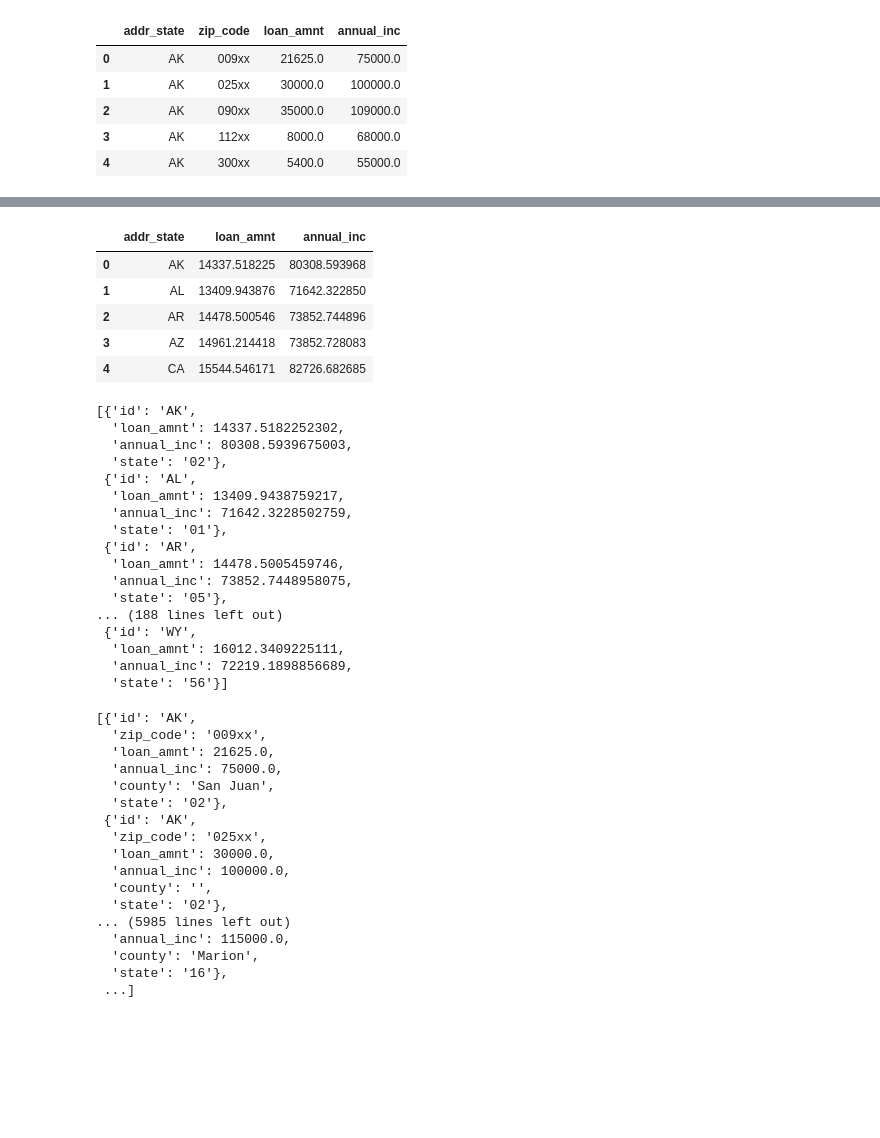
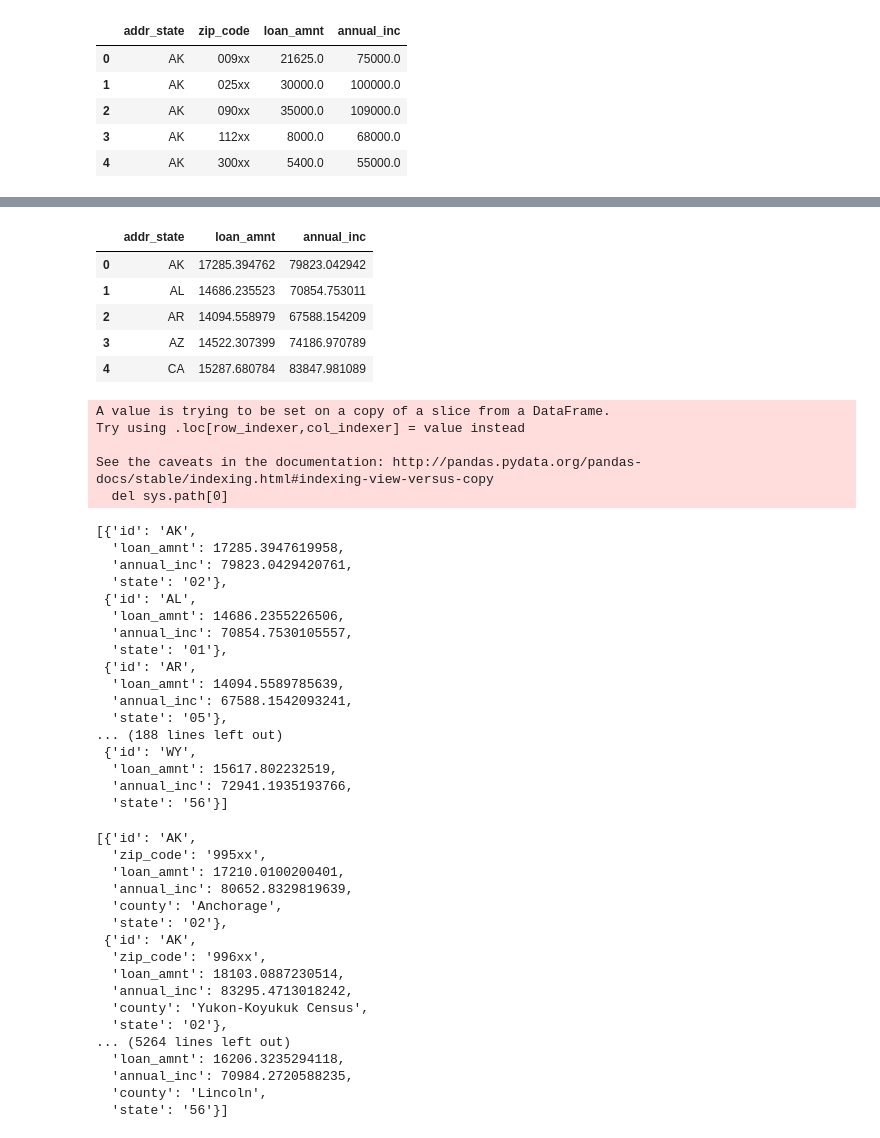
Before and after one commit to ycc1107/EDAV, a Jupyter notebook: term/load_data_geo.ipynb, the cells around one changed output, grey strips where cells are left out. Cells and saved outputs as stored; diff of their text form; code cells hidden in the pictures; blank space fills up the shorter version.

```diff
--- a/term/load_data_geo.ipynb
+++ b/term/load_data_geo.ipynb
@@ -43,13 +79,13 @@ loan_amnt_zip.head()
 # %%
-loan_amnt_state = loan_amnt_zip.groupby(['addr_state']).agg({'loan_amnt': np.mean, 'annual_inc': np.mean}).reset_index()
+loan_amnt_state = loan_amnt.groupby(['addr_state']).agg({'loan_amnt': np.mean, 'annual_inc': np.mean}).reset_index()
 loan_amnt_state.head()
 # %% [output]
 |  | addr_state | loan_amnt | annual_inc |
-| 0 | AK | 14337.518225 | 80308.593968 |
-| 1 | AL | 13409.943876 | 71642.322850 |
-| 2 | AR | 14478.500546 | 73852.744896 |
-| 3 | AZ | 14961.214418 | 73852.728083 |
-| 4 | CA | 15544.546171 | 82726.682685 |
+| 0 | AK | 17285.394762 | 79823.042942 |
+| 1 | AL | 14686.235523 | 70854.753011 |
+| 2 | AR | 14094.558979 | 67588.154209 |
+| 3 | AZ | 14522.307399 | 74186.970789 |
+| 4 | CA | 15287.680784 | 83847.981089 |
 # %%
 state_codes = {
     'WA': '53', 'DE': '10', 'DC': '11', 'WI': '55', 'WV': '54', 'HI': '15',
@@ -63,8 +99,14 @@ state_codes = {
     'SC': '45', 'KY': '21', 'OR': '41', 'SD': '46'
 }
 
-loan_amnt_zip['state'] = loan_amnt_zip['addr_state'].apply(lambda x: state_codes[x])
+loan_amnt_zip_new['state'] = loan_amnt_zip_new['addr_state'].apply(lambda x: state_codes[x])
 loan_amnt_state['state'] = loan_amnt_state['addr_state'].apply(lambda x: state_codes[x])
+# %% [output]
+A value is trying to be set on a copy of a slice from a DataFrame.
+Try using .loc[row_indexer,col_indexer] = value instead
+
+See the caveats in the documentation: http://pandas.pydata.org/pandas-docs/stable/indexing.html#indexing-view-versus-copy
+  del sys.path[0]
 # %%
 loan_amnt_state=loan_amnt_state.rename(columns = {'addr_state':'id'})
 
@@ -78,39 +120,39 @@ loan_amnt_zip = json.loads(loan_amnt_zip.to_json(orient='records'))
 loan_amnt_state
 # %% [output]
 [{'id': 'AK',
-  'loan_amnt': 14337.5182252302,
-  'annual_inc': 80308.5939675003,
+  'loan_amnt': 17285.3947619958,
+  'annual_inc': 79823.0429420761,
   'state': '02'},
  {'id': 'AL',
-  'loan_amnt': 13409.9438759217,
-  'annual_inc': 71642.3228502759,
+  'loan_amnt': 14686.2355226506,
+  'annual_inc': 70854.7530105557,
   'state': '01'},
  {'id': 'AR',
-  'loan_amnt': 14478.5005459746,
-  'annual_inc': 73852.7448958075,
+  'loan_amnt': 14094.5589785639,
+  'annual_inc': 67588.1542093241,
   'state': '05'},
 ... (188 lines left out)
  {'id': 'WY',
-  'loan_amnt': 16012.3409225111,
-  'annual_inc': 72219.1898856689,
+  'loan_amnt': 15617.802232519,
+  'annual_inc': 72941.1935193766,
   'state': '56'}]
-# %%
-loan_amnt_zip
-# %% [output]
-[{'id': 'AK',
-  'zip_code': '009xx',
-  'loan_amnt': 21625.0,
-  'annual_inc': 75000.0,
-  'county': 'San Juan',
-  'state': '02'},
- {'id': 'AK',
-  'zip_code': '025xx',
-  'loan_amnt': 30000.0,
-  'annual_inc': 100000.0,
-  'county': '',
-  'state': '02'},
-... (5985 lines left out)
-  'annual_inc': 115000.0,
-  'county': 'Marion',
-  'state': '16'},
- ...]
+# %%
+loan_amnt_zip_new
+# %% [output]
+[{'id': 'AK',
+  'zip_code': '995xx',
+  'loan_amnt': 17210.0100200401,
+  'annual_inc': 80652.8329819639,
+  'county': 'Anchorage',
+  'state': '02'},
+ {'id': 'AK',
+  'zip_code': '996xx',
+  'loan_amnt': 18103.0887230514,
+  'annual_inc': 83295.4713018242,
+  'county': 'Yukon-Koyukuk Census',
+  'state': '02'},
+... (5264 lines left out)
+  'loan_amnt': 16206.3235294118,
+  'annual_inc': 70984.2720588235,
+  'county': 'Lincoln',
+  'state': '56'}]
```
Also changed, not shown: parts of 8 cells of this notebook, 1 other file.
